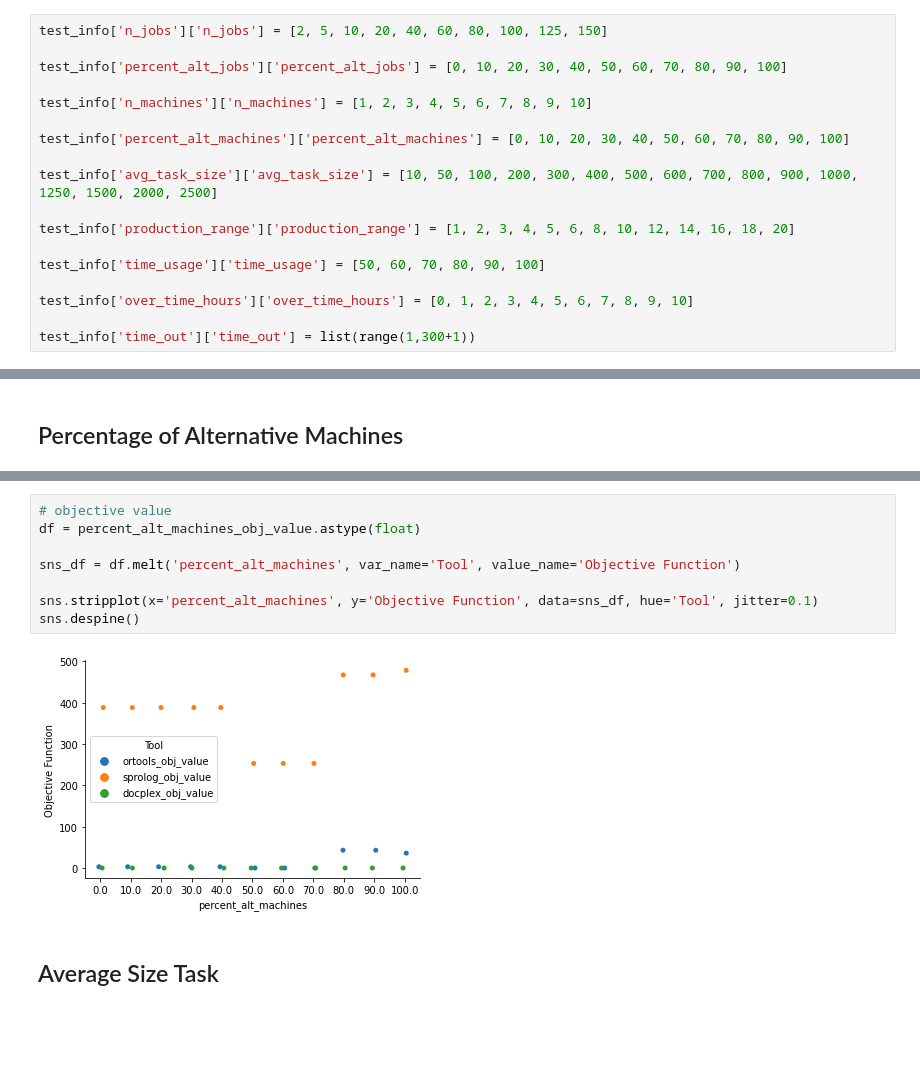
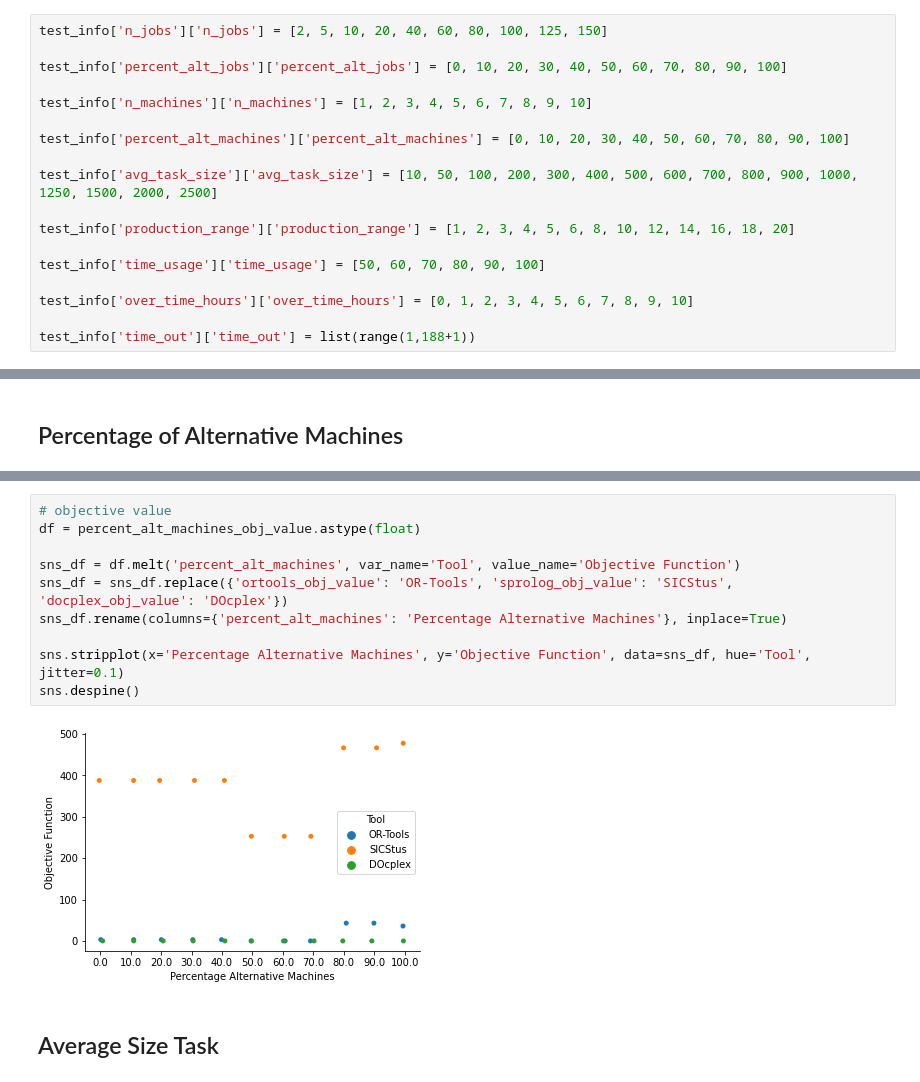
Before and after one commit to LeKinaSa/plr-job-shop, a Jupyter notebook: FinalResultsAnalysis.ipynb, the cells around one changed output, grey strips where cells are left out. Saved outputs shown, nothing was run; the diff lists cells and outputs as text; blank space fills up the shorter version.

```diff
--- a/FinalResultsAnalysis.ipynb
+++ b/FinalResultsAnalysis.ipynb
@@ -51,4 +51,4 @@ test_info['time_usage']['time_usage'] = [50, 60, 70, 80, 90, 100]
 
 test_info['over_time_hours']['over_time_hours'] = [0, 1, 2, 3, 4, 5, 6, 7, 8, 9, 10]
 
-test_info['time_out']['time_out'] = list(range(1,300+1))
+test_info['time_out']['time_out'] = list(range(1,188+1))
@@ -346,13 +386,15 @@ sns.despine()
 # %%
 # objective value
 df = percent_alt_machines_obj_value.astype(float)
 
 sns_df = df.melt('percent_alt_machines', var_name='Tool', value_name='Objective Function')
+sns_df = sns_df.replace({'ortools_obj_value': 'OR-Tools', 'sprolog_obj_value': 'SICStus', 'docplex_obj_value': 'DOcplex'})
+sns_df.rename(columns={'percent_alt_machines': 'Percentage Alternative Machines'}, inplace=True)
 
-sns.stripplot(x='percent_alt_machines', y='Objective Function', data=sns_df, hue='Tool', jitter=0.1)
+sns.stripplot(x='Percentage Alternative Machines', y='Objective Function', data=sns_df, hue='Tool', jitter=0.1)
 sns.despine()
 # %% [output]
-[figure, old version]
+[figure, new version]
 # %% [markdown]
 ## Average Size Task
 # %%
```
Also changed, not shown: parts of 41 cells of this notebook.
